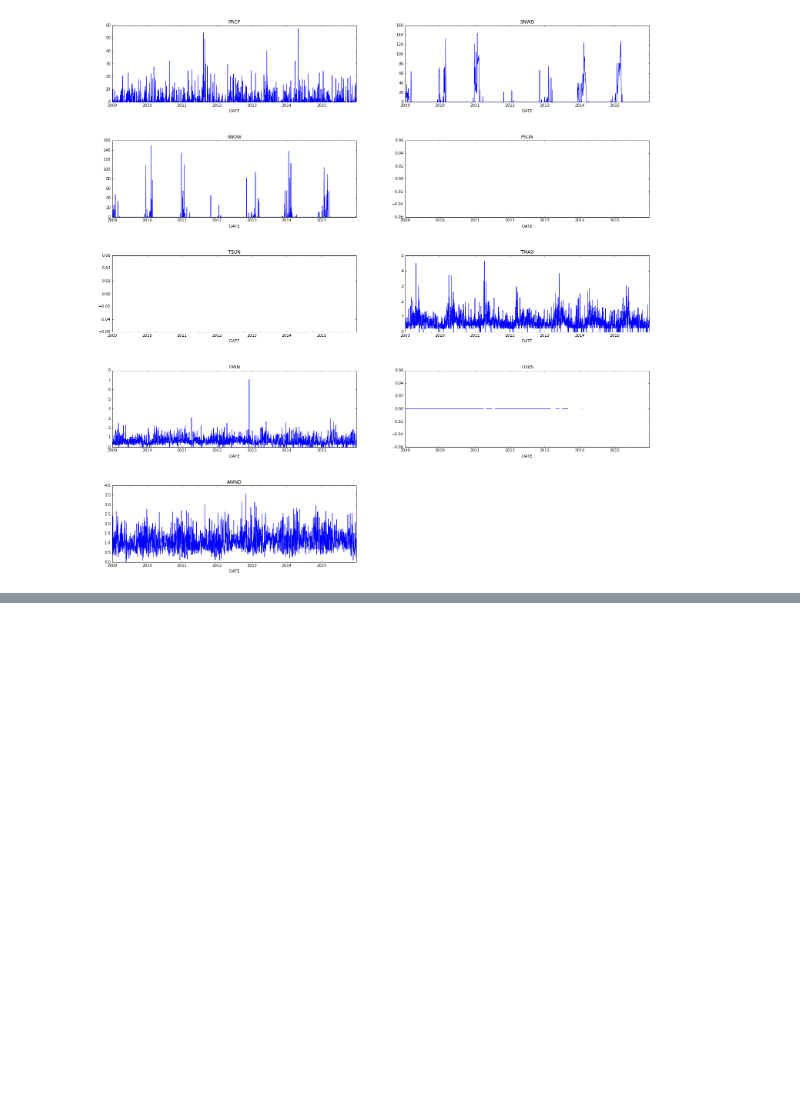
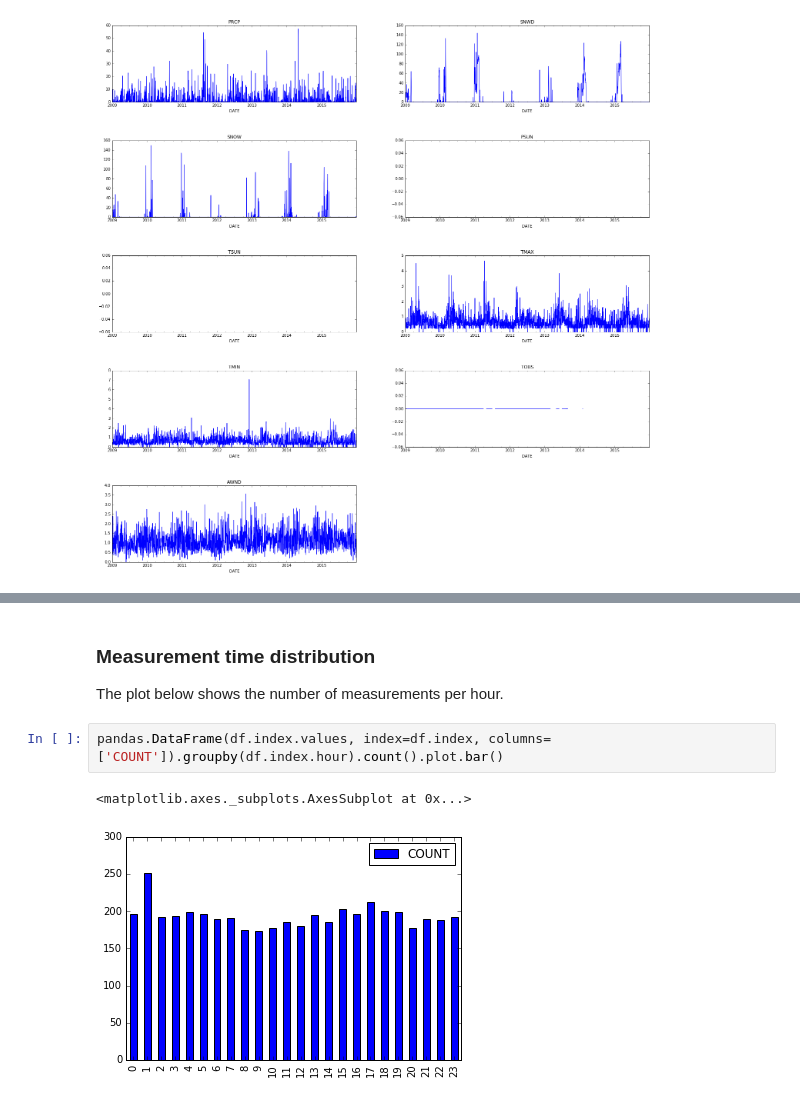
Before and after one commit to georgwiese/MMDS-sose16, a Jupyter notebook: notebooks/weather_statistics.ipynb, the cells around one changed output, grey strips where cells are left out. Drawn from its saved outputs; the diff is of its cells as text; blank space fills up the shorter version.

```diff
--- a/notebooks/weather_statistics.ipynb
+++ b/notebooks/weather_statistics.ipynb
@@ -182,0 +261,9 @@ for i in range(0, len(float_columns)):
+# %% [markdown]
+### Measurement time distribution
+
+The plot below shows the number of measurements per hour.
+# %%
+pandas.DataFrame(df.index.values, index=df.index, columns=['COUNT']).groupby(df.index.hour).count().plot.bar()
+# %% [output]
+<matplotlib.axes._subplots.AxesSubplot at 0x...>
+[figure, added]
```
Also changed, not shown: parts of 11 cells of this notebook, 1 other file.
